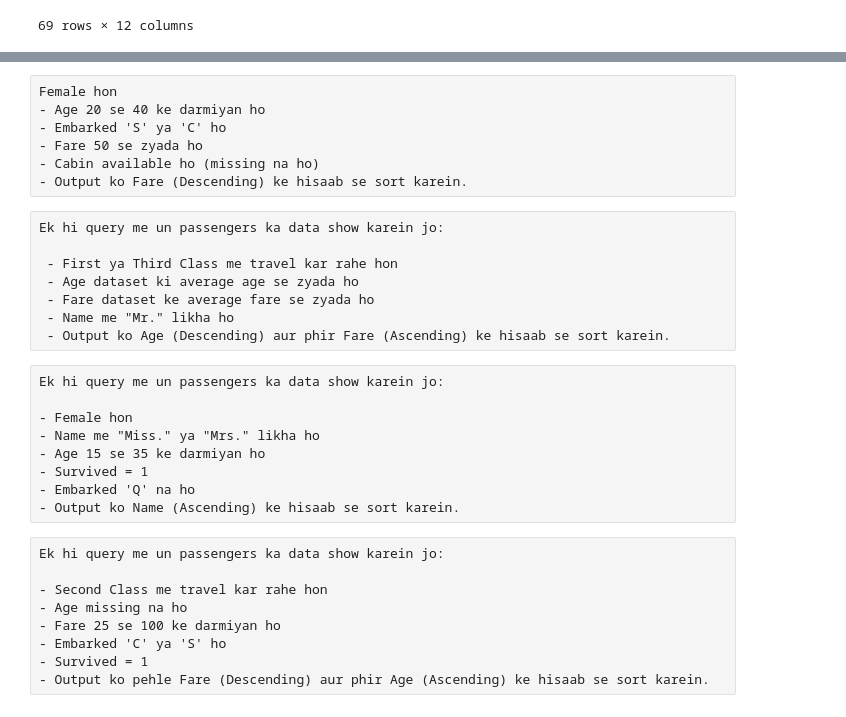
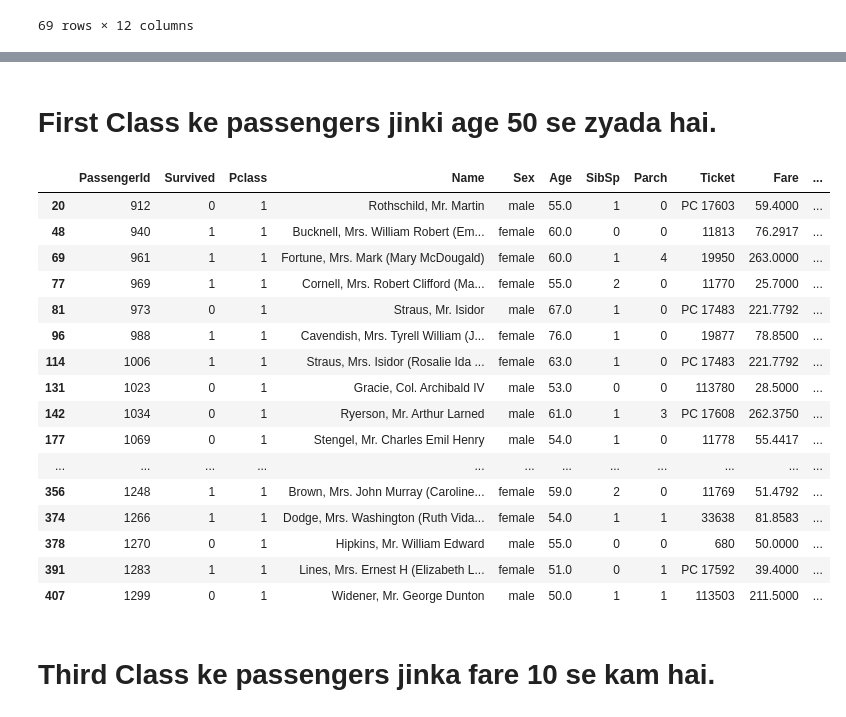
Before and after one commit to malik-tanveer/SMIT-Assigment, a Jupyter notebook: Assigment-Pandas/Assigment(Pandas-1).ipynb, the cells around one changed output, grey strips where cells are left out. Drawn from its saved outputs; the diff is of its cells as text; code cells hidden in the pictures.

```diff
--- a/Assigment-Pandas/Assigment(Pandas-1).ipynb
+++ b/Assigment-Pandas/Assigment(Pandas-1).ipynb
@@ -586,33 +586,24 @@ Ek hi query me un passengers ka data show karein jo:
-# %% [raw]
-Female hon
-- Age 20 se 40 ke darmiyan ho
-- Embarked 'S' ya 'C' ho
-- Fare 50 se zyada ho
-- Cabin available ho (missing na ho)
-- Output ko Fare (Descending) ke hisaab se sort karein.
-# %% [raw]
-Ek hi query me un passengers ka data show karein jo:
-
- - First ya Third Class me travel kar rahe hon
- - Age dataset ki average age se zyada ho
- - Fare dataset ke average fare se zyada ho
- - Name me "Mr." likha ho
- - Output ko Age (Descending) aur phir Fare (Ascending) ke hisaab se sort karein.
-# %% [raw]
-Ek hi query me un passengers ka data show karein jo:
-
-- Female hon
-- Name me "Miss." ya "Mrs." likha ho
-- Age 15 se 35 ke darmiyan ho
-- Survived = 1
-- Embarked 'Q' na ho
-- Output ko Name (Ascending) ke hisaab se sort karein.
-# %% [raw]
-Ek hi query me un passengers ka data show karein jo:
-
-- Second Class me travel kar rahe hon
-- Age missing na ho
-- Fare 25 se 100 ke darmiyan ho
-- Embarked 'C' ya 'S' ho
-- Survived = 1
-- Output ko pehle Fare (Descending) aur phir Age (Ascending) ke hisaab se sort karein.
+# %% [markdown]
+# First Class ke passengers jinki age 50 se zyada hai.
+# %%
+data[(data.Age >= 50) & (data.Pclass == 1)]
+# %% [output]
+|  | PassengerId | Survived | Pclass | Name | Sex | Age | SibSp | Parch | Ticket | Fare | ... |
+| 20 | 912 | 0 | 1 | Rothschild, Mr. Martin | male | 55.0 | 1 | 0 | PC 17603 | 59.4000 | ... |
+| 48 | 940 | 1 | 1 | Bucknell, Mrs. William Robert (Em... | female | 60.0 | 0 | 0 | 11813 | 76.2917 | ... |
+| 69 | 961 | 1 | 1 | Fortune, Mrs. Mark (Mary McDougald) | female | 60.0 | 1 | 4 | 19950 | 263.0000 | ... |
+| 77 | 969 | 1 | 1 | Cornell, Mrs. Robert Clifford (Ma... | female | 55.0 | 2 | 0 | 11770 | 25.7000 | ... |
+| 81 | 973 | 0 | 1 | Straus, Mr. Isidor | male | 67.0 | 1 | 0 | PC 17483 | 221.7792 | ... |
+| 96 | 988 | 1 | 1 | Cavendish, Mrs. Tyrell William (J... | female | 76.0 | 1 | 0 | 19877 | 78.8500 | ... |
+| 114 | 1006 | 1 | 1 | Straus, Mrs. Isidor (Rosalie Ida ... | female | 63.0 | 1 | 0 | PC 17483 | 221.7792 | ... |
+| 131 | 1023 | 0 | 1 | Gracie, Col. Archibald IV | male | 53.0 | 0 | 0 | 113780 | 28.5000 | ... |
+| 142 | 1034 | 0 | 1 | Ryerson, Mr. Arthur Larned | male | 61.0 | 1 | 3 | PC 17608 | 262.3750 | ... |
+| 177 | 1069 | 0 | 1 | Stengel, Mr. Charles Emil Henry | male | 54.0 | 1 | 0 | 11778 | 55.4417 | ... |
+| ... | ... | ... | ... | ... | ... | ... | ... | ... | ... | ... | ... |
+| 356 | 1248 | 1 | 1 | Brown, Mrs. John Murray (Caroline... | female | 59.0 | 2 | 0 | 11769 | 51.4792 | ... |
+| 374 | 1266 | 1 | 1 | Dodge, Mrs. Washington (Ruth Vida... | female | 54.0 | 1 | 1 | 33638 | 81.8583 | ... |
+| 378 | 1270 | 0 | 1 | Hipkins, Mr. William Edward | male | 55.0 | 0 | 0 | 680 | 50.0000 | ... |
+| 391 | 1283 | 1 | 1 | Lines, Mrs. Ernest H (Elizabeth L... | female | 51.0 | 0 | 1 | PC 17592 | 39.4000 | ... |
+| 407 | 1299 | 0 | 1 | Widener, Mr. George Dunton | male | 50.0 | 1 | 1 | 113503 | 211.5000 | ... |
+# %% [markdown]
+# Third Class ke passengers jinka fare 10 se kam hai.
```
Also changed, not shown: parts of 136 cells of this notebook.
